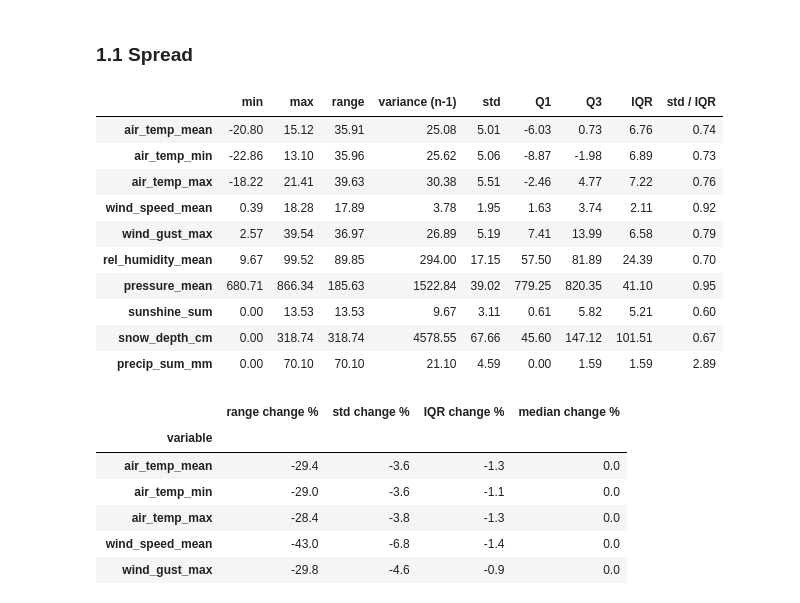
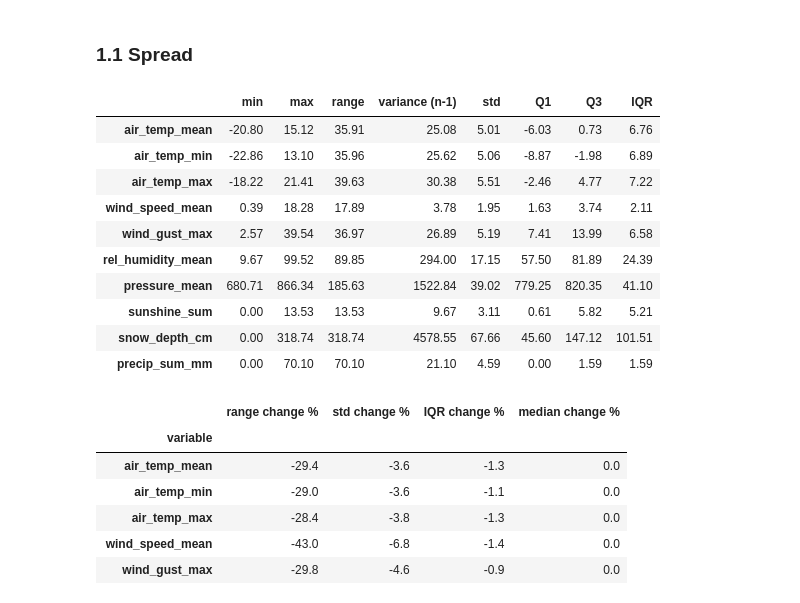
Before and after one commit to dominik-glaetzle/data-engineering-project, a Jupyter notebook: src/data_engineering_project/eda_lecture.ipynb, the cells around one changed output. Cells and saved outputs as stored; diff of their text form; code cells hidden in the pictures.

```diff
--- a/src/data_engineering_project/eda_lecture.ipynb
+++ b/src/data_engineering_project/eda_lecture.ipynb
@@ -101,30 +101,29 @@ missing values: {'prev_danger': 63, 'snow_change_3d': 189, 'snow_change_14d': 88
 # %%
 def sample_var(x):
     x = x.dropna()
     return ((x - x.mean()) ** 2).sum() / (len(x) - 1)
 
 spread = pd.DataFrame({
     "min": data[list(NUM)].min(), "max": data[list(NUM)].max(),
     "range": data[list(NUM)].max() - data[list(NUM)].min(),
     "variance (n-1)": {c: sample_var(data[c]) for c in NUM},
     "std": {c: np.sqrt(sample_var(data[c])) for c in NUM},
     "Q1": data[list(NUM)].quantile(0.25), "Q3": data[list(NUM)].quantile(0.75),
 })
 spread["IQR"] = spread["Q3"] - spread["Q1"]
-spread["std / IQR"] = spread["std"] / spread["IQR"]
 spread
 # %% [output]
-|  | min | max | range | variance (n-1) | std | Q1 | Q3 | IQR | std / IQR |
-| air_temp_mean | -20.80 | 15.12 | 35.91 | 25.08 | 5.01 | -6.03 | 0.73 | 6.76 | 0.74 |
-| air_temp_min | -22.86 | 13.10 | 35.96 | 25.62 | 5.06 | -8.87 | -1.98 | 6.89 | 0.73 |
-| air_temp_max | -18.22 | 21.41 | 39.63 | 30.38 | 5.51 | -2.46 | 4.77 | 7.22 | 0.76 |
-| wind_speed_mean | 0.39 | 18.28 | 17.89 | 3.78 | 1.95 | 1.63 | 3.74 | 2.11 | 0.92 |
-| wind_gust_max | 2.57 | 39.54 | 36.97 | 26.89 | 5.19 | 7.41 | 13.99 | 6.58 | 0.79 |
-| rel_humidity_mean | 9.67 | 99.52 | 89.85 | 294.00 | 17.15 | 57.50 | 81.89 | 24.39 | 0.70 |
-| pressure_mean | 680.71 | 866.34 | 185.63 | 1522.84 | 39.02 | 779.25 | 820.35 | 41.10 | 0.95 |
-| sunshine_sum | 0.00 | 13.53 | 13.53 | 9.67 | 3.11 | 0.61 | 5.82 | 5.21 | 0.60 |
-| snow_depth_cm | 0.00 | 318.74 | 318.74 | 4578.55 | 67.66 | 45.60 | 147.12 | 101.51 | 0.67 |
-| precip_sum_mm | 0.00 | 70.10 | 70.10 | 21.10 | 4.59 | 0.00 | 1.59 | 1.59 | 2.89 |
+|  | min | max | range | variance (n-1) | std | Q1 | Q3 | IQR |
+| air_temp_mean | -20.80 | 15.12 | 35.91 | 25.08 | 5.01 | -6.03 | 0.73 | 6.76 |
+| air_temp_min | -22.86 | 13.10 | 35.96 | 25.62 | 5.06 | -8.87 | -1.98 | 6.89 |
+| air_temp_max | -18.22 | 21.41 | 39.63 | 30.38 | 5.51 | -2.46 | 4.77 | 7.22 |
+| wind_speed_mean | 0.39 | 18.28 | 17.89 | 3.78 | 1.95 | 1.63 | 3.74 | 2.11 |
+| wind_gust_max | 2.57 | 39.54 | 36.97 | 26.89 | 5.19 | 7.41 | 13.99 | 6.58 |
+| rel_humidity_mean | 9.67 | 99.52 | 89.85 | 294.00 | 17.15 | 57.50 | 81.89 | 24.39 |
+| pressure_mean | 680.71 | 866.34 | 185.63 | 1522.84 | 39.02 | 779.25 | 820.35 | 41.10 |
+| sunshine_sum | 0.00 | 13.53 | 13.53 | 9.67 | 3.11 | 0.61 | 5.82 | 5.21 |
+| snow_depth_cm | 0.00 | 318.74 | 318.74 | 4578.55 | 67.66 | 45.60 | 147.12 | 101.51 |
+| precip_sum_mm | 0.00 | 70.10 | 70.10 | 21.10 | 4.59 | 0.00 | 1.59 | 1.59 |
 # %%
 rows = []
 for c in NUM:
```
